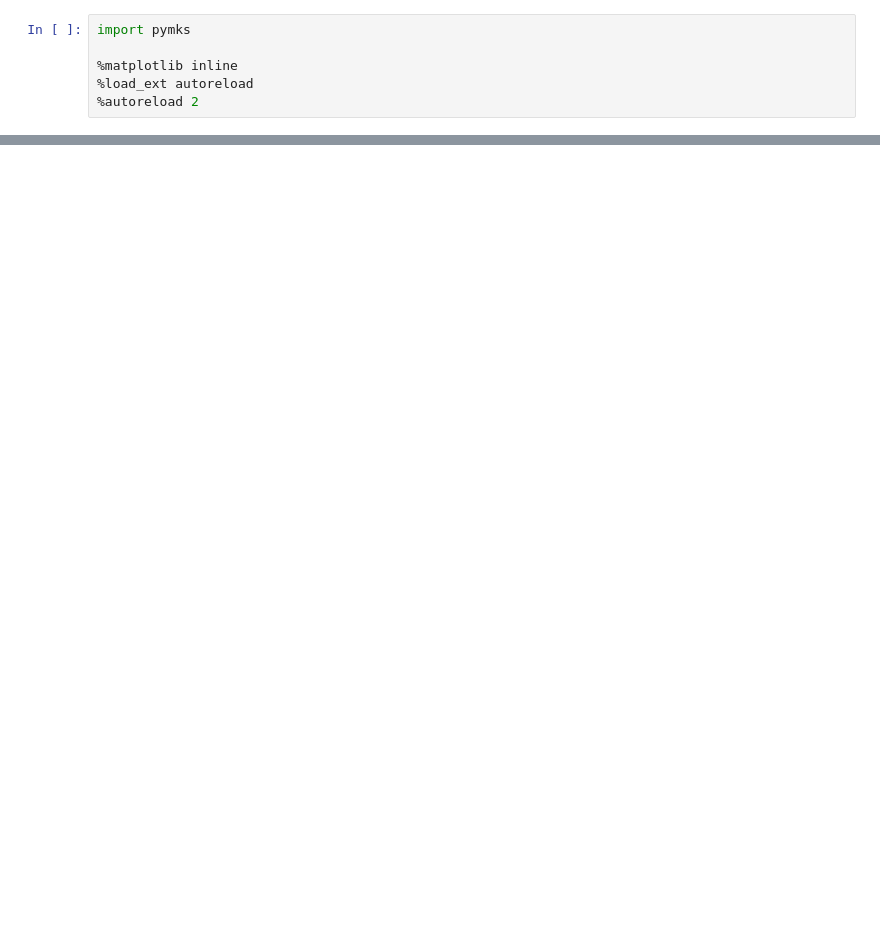
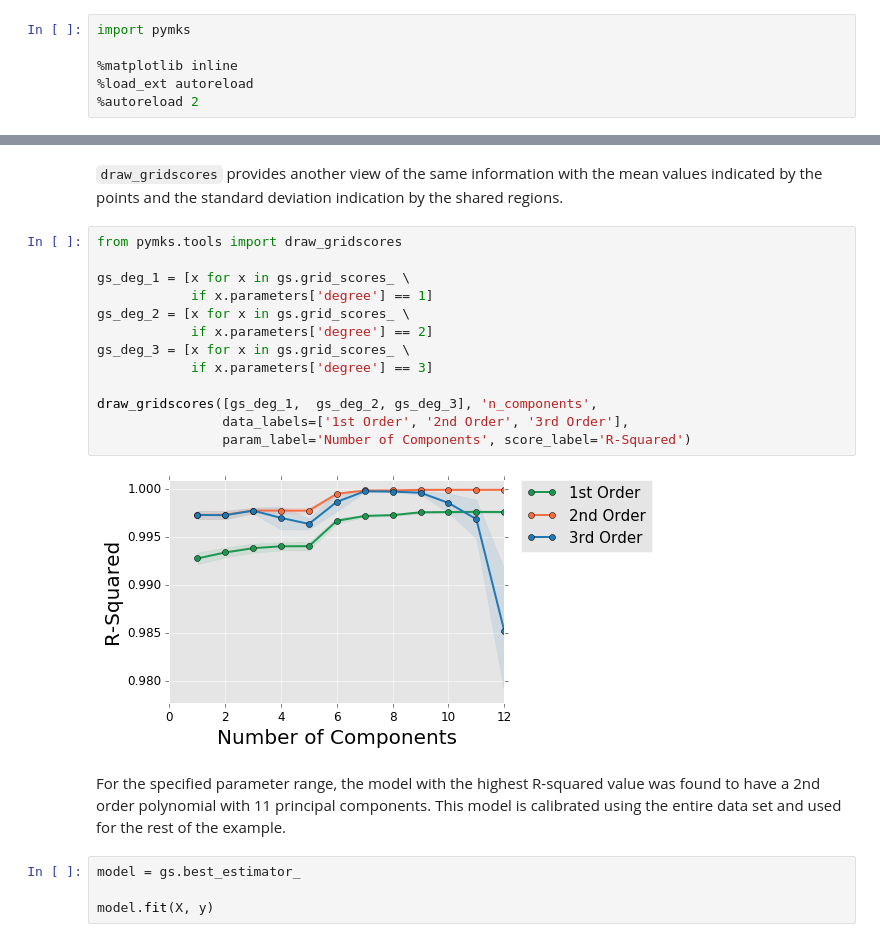
Before and after one commit to davidbrough1/pymks, a Jupyter notebook: notebooks/pymks_paper_homogenization.ipynb, the cells around one changed output, grey strips where cells are left out. Saved outputs shown, nothing was run; the diff lists cells and outputs as text; blank space fills up the shorter version.

```diff
--- a/notebooks/pymks_paper_homogenization.ipynb
+++ b/notebooks/pymks_paper_homogenization.ipynb
@@ -212,0 +165,28 @@ we used to fit the model using `draw_components_scatter` from `pymks.tools`.
+# %% [markdown]
+`draw_gridscores` provides another view of the same information
+with the mean values indicated by the points and the standard
+deviation indication by the shared regions.
+# %%
+from pymks.tools import draw_gridscores
+
+gs_deg_1 = [x for x in gs.grid_scores_ \
+            if x.parameters['degree'] == 1]
+gs_deg_2 = [x for x in gs.grid_scores_ \
+            if x.parameters['degree'] == 2]
+gs_deg_3 = [x for x in gs.grid_scores_ \
+            if x.parameters['degree'] == 3]
+
+draw_gridscores([gs_deg_1,  gs_deg_2, gs_deg_3], 'n_components',
+                data_labels=['1st Order', '2nd Order', '3rd Order'],
+                param_label='Number of Components', score_label='R-Squared')
+# %% [output]
+[figure, added]
+# %% [markdown]
+For the specified parameter range, the model with the highest
+R-squared value was found to have a 2nd order polynomial with 11
+principal components. This model is calibrated using the entire
+data set and  used for the rest of the example.
+# %%
+model = gs.best_estimator_
+
+model.fit(X, y)
```
Also changed, not shown: parts of 53 cells of this notebook.
